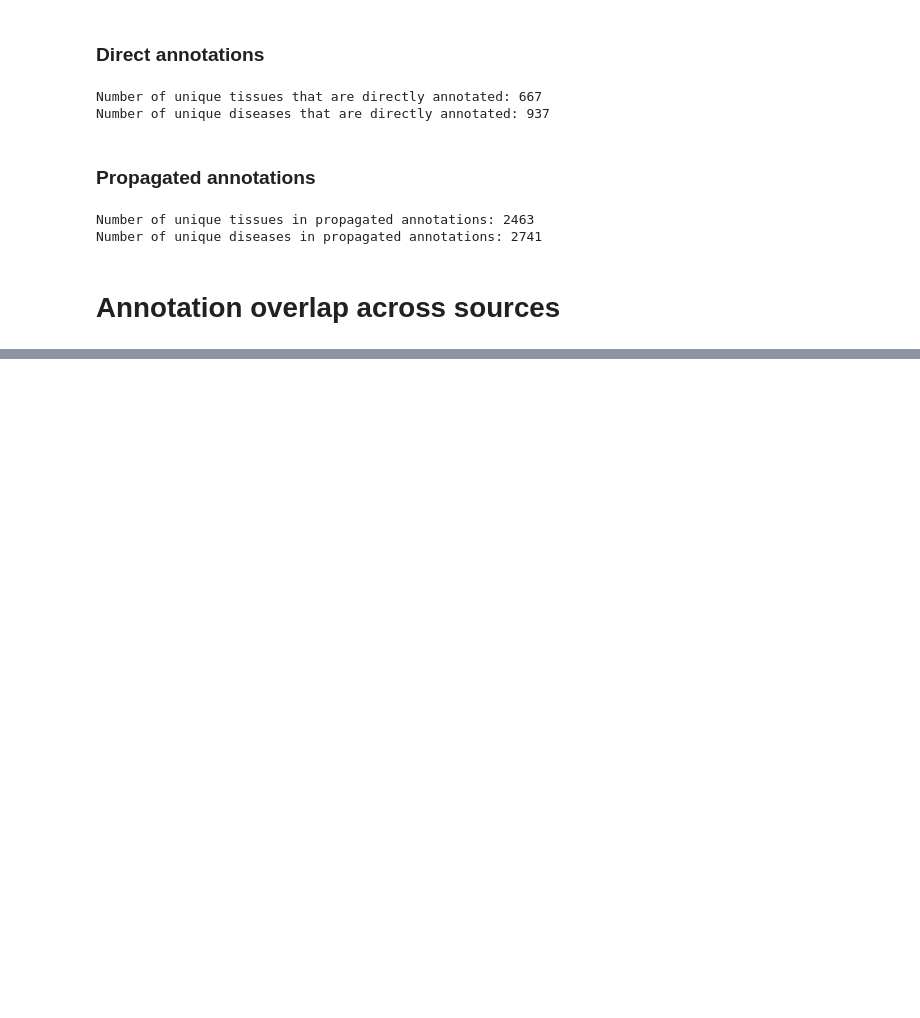
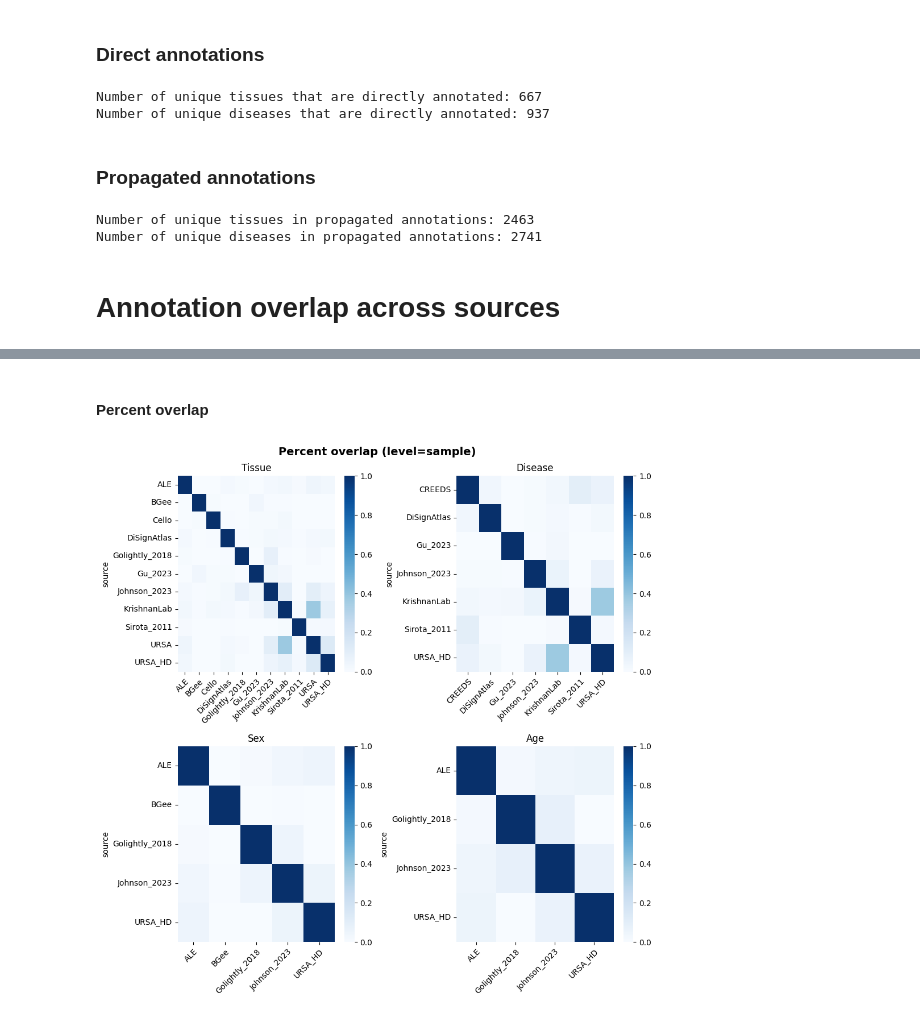
Before and after one commit to krishnanlab/meta-hq, a Jupyter notebook: notebook/manuscript_figures.ipynb, the cells around one changed output, grey strips where cells are left out. Cells and saved outputs as stored; diff of their text form; code cells hidden in the pictures; blank space fills up the shorter version.

```diff
--- a/notebook/manuscript_figures.ipynb
+++ b/notebook/manuscript_figures.ipynb
@@ -768,0 +815,15 @@ def plot_overlap_heatmap(
+# %% [markdown]
+#### Percent overlap
+# %%
+plot_overlap_heatmap(
+    pre_sample_overlap_percent,
+    order=OVERLAP_ORDER,
+    vmax=1.0,
+    vmin=0.0,
+    cmap=OVERLAP_CMAP,
+    title="Percent overlap (level=sample)",
+    save=True,
+    outfile=FIGURES_DIR / "pre_harmonization_overlap__level-sample__metric-percent.png",
+)
+# %% [output]
+[figure, added]
```
Also changed, not shown: parts of 89 cells of this notebook, 13 other files.
